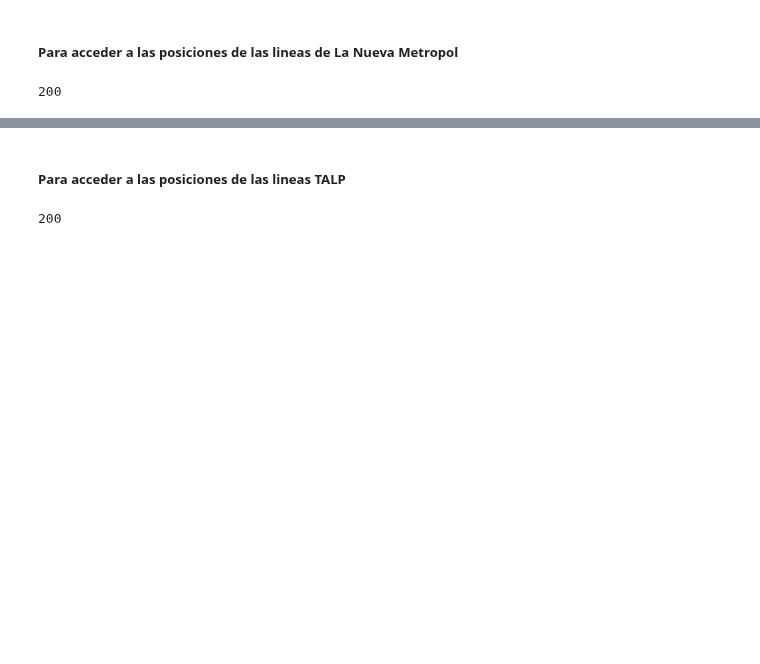
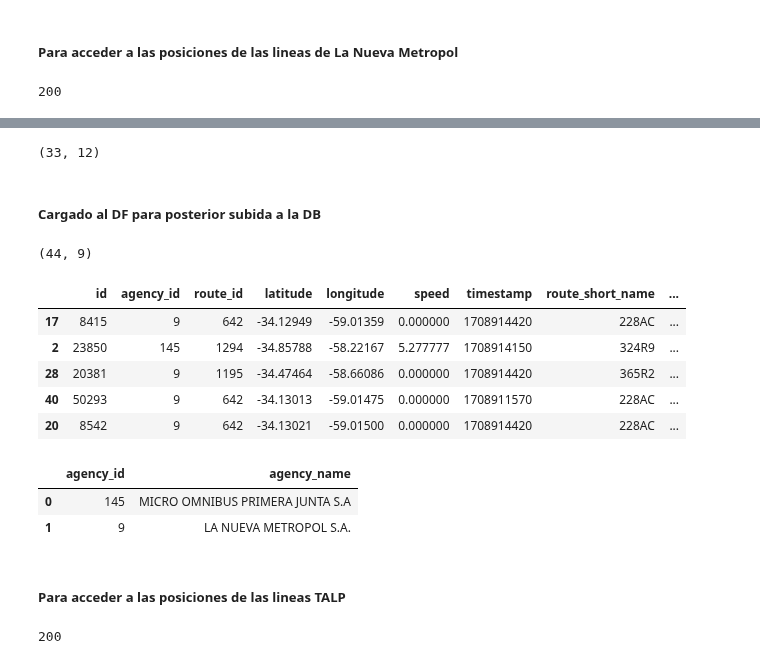
Before and after one commit to c-gonzalez-a/DataEngineeringCoder, a Jupyter notebook: main.ipynb, the cells around one changed output, grey strips where cells are left out. Saved outputs shown, nothing was run; the diff lists cells and outputs as text; code cells hidden in the pictures; blank space fills up the shorter version.

```diff
--- a/main.ipynb
+++ b/main.ipynb
@@ -169,0 +281,21 @@ df_NMPositions.sample(n=10)
+# %%
+df_NMPositions.shape
+# %% [output]
+(33, 12)
+# %% [markdown]
+##### Cargado al DF para posterior subida a la DB
+# %%
+df_bus_positions = load_df_bus_positions(df_NMPositions, df_bus_positions)
+# %%
+df_bus_positions.shape
+# %% [output]
+(44, 9)
+# %%
+df_bus_positions.sample(5)
+# %% [output]
+|  | id | agency_id | route_id | latitude | longitude | speed | timestamp | route_short_name | ... |
+| 17 | 8415 | 9 | 642 | -34.12949 | -59.01359 | 0.000000 | 1708914420 | 228AC | ... |
+| 2 | 23850 | 145 | 1294 | -34.85788 | -58.22167 | 5.277777 | 1708914150 | 324R9 | ... |
+| 28 | 20381 | 9 | 1195 | -34.47464 | -58.66086 | 0.000000 | 1708914420 | 365R2 | ... |
+| 40 | 50293 | 9 | 642 | -34.13013 | -59.01475 | 0.000000 | 1708911570 | 228AC | ... |
+| 20 | 8542 | 9 | 642 | -34.13021 | -59.01500 | 0.000000 | 1708914420 | 228AC | ... |
@@ -170,3 +304,9 @@ df_NMPositions.sample(n=10)
+# %%
+df_agencies
+# %% [output]
+|  | agency_id | agency_name |
+| 0 | 145 | MICRO OMNIBUS PRIMERA JUNTA S.A |
+| 1 | 9 | LA NUEVA METROPOL S.A. |
 # %% [markdown]
 ##### Para acceder a las posiciones de las lineas TALP
 # %%
```
Also changed, not shown: parts of 28 cells of this notebook.
